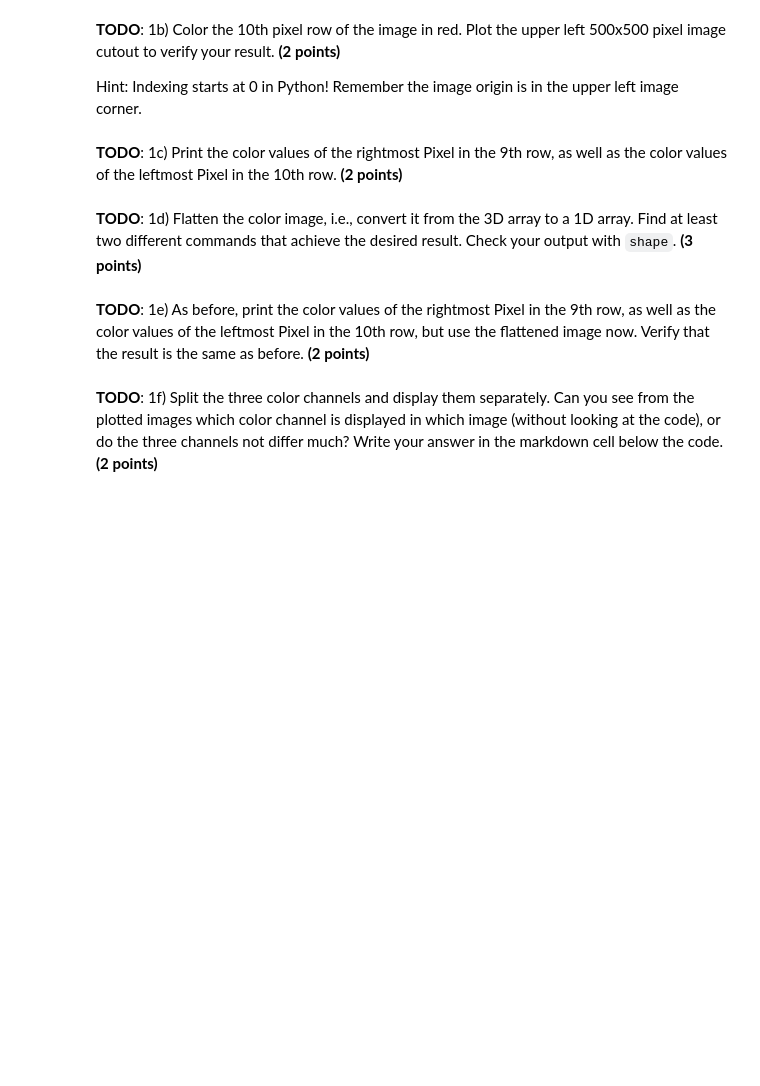
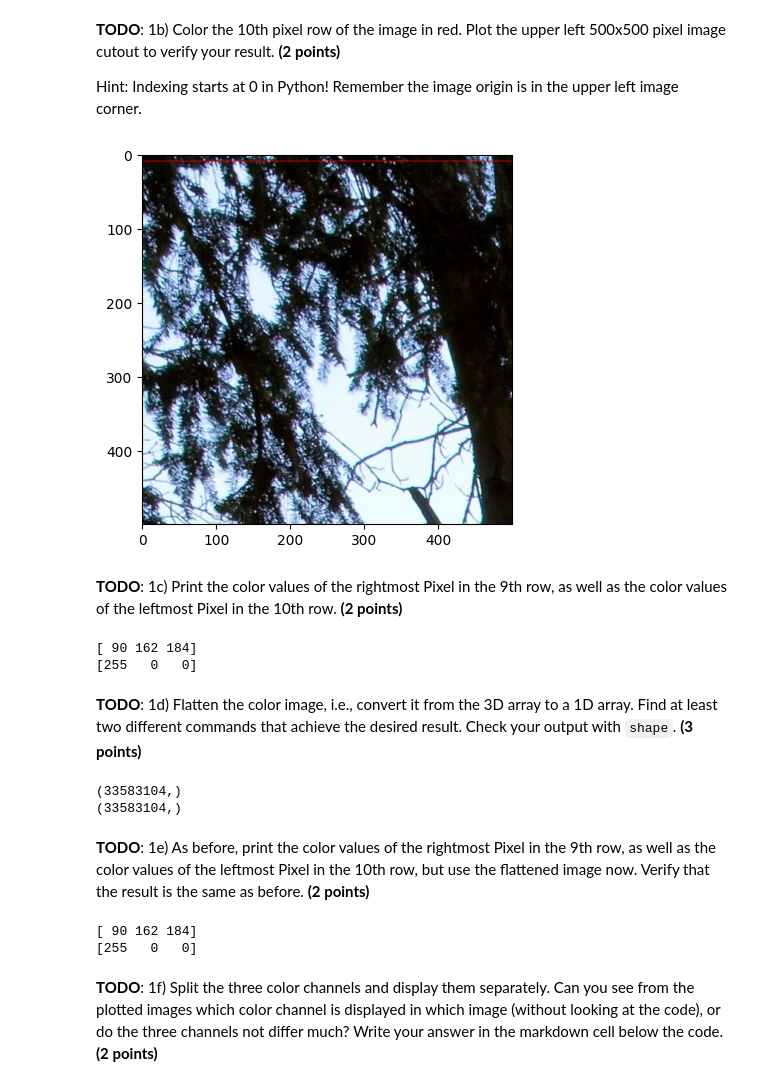
Before and after one commit to B-Terence/CV_Projekte, a Jupyter notebook: Project_OpenCV_Edges_starter.ipynb, the cells around one changed output. Saved outputs shown, nothing was run; the diff lists cells and outputs as text; code cells hidden in the pictures; blank space fills up the shorter version.

```diff
--- a/Project_OpenCV_Edges_starter.ipynb
+++ b/Project_OpenCV_Edges_starter.ipynb
@@ -29,9 +29,9 @@ Task 1: Basic Image Manipulation in OpenCV
 
 input_img = cv2.imread ('images/HFT_Bau1.jpg')
 
-img_RGB = cv2.cvtColor(input_img, cv2.COLOR_BGR2RGB)
+img_rgb = cv2.cvtColor(input_img, cv2.COLOR_BGR2RGB)
 
-plt.imshow(img_RGB)
+plt.imshow(img_rgb)
 plt.show
 # %% [output]
 <function matplotlib.pyplot.show(close=None, block=None)>
@@ -41,19 +41,47 @@ plt.show
 
 Hint: Indexing starts at 0 in Python! Remember the image origin is in the upper left image corner.
 # %%
-##### TODO: YOUR CODE GOES HERE
+img_rgb[9,:] = [255, 0, 0]
+
+img_rgbKopie= img_rgb.copy()
+img_ausschnitt=img_rgbKopie[:500,:500]
+
+plt.imshow(img_ausschnitt)
+plt.show()
+# %% [output]
+[figure, added]
 # %% [markdown]
 **TODO**: 1c) Print the color values of the rightmost Pixel in the 9th row, as well as the color values of the leftmost Pixel in the 10th row. **(2 points)**
 # %%
-##### TODO: YOUR CODE GOES HERE
+print(img_rgb[8,-1])
+print(img_rgb[9,0])
+# %% [output]
+[ 90 162 184]
+[255   0   0]
 # %% [markdown]
 **TODO**: 1d) Flatten the color image, i.e., convert it from the 3D array to a 1D array. Find at least two different commands that achieve the desired result. Check your output with `shape`. **(3 points)**
 # %%
-##### TODO: YOUR CODE GOES HERE
+imgFlatten1 =img_rgb.flatten()
+print(imgFlatten1.shape)
+
+imgFlatten2= img_rgb.ravel()
+print(imgFlatten2.shape)
+# %% [output]
+(33583104,)
+(33583104,)
 # %% [markdown]
 **TODO**: 1e) As before, print the color values of the rightmost Pixel in the 9th row, as well as the color values of the leftmost Pixel in the 10th row, but use the flattened image now. Verify that the result is the same as before. **(2 points)**
 # %%
-##### TODO: YOUR CODE GOES HERE
+hoehe, breite, kanaele = img_rgb.shape
+
+start1= (8*breite + (breite-1)) *3
+print(imgFlatten1[start1:start1+3])
+
+start2= (9*breite) *3
+print(imgFlatten1[start2:start2+3])
+# %% [output]
+[ 90 162 184]
+[255   0   0]
 # %% [markdown]
 **TODO**: 1f) Split the three color channels and display them separately. Can you see from the plotted images which color channel is displayed in which image (without looking at the code), or do the three channels not differ much? Write your answer in the markdown cell below the code. **(2 points)**
 # %%
```
Also changed, not shown: parts of 3 cells of this notebook.
